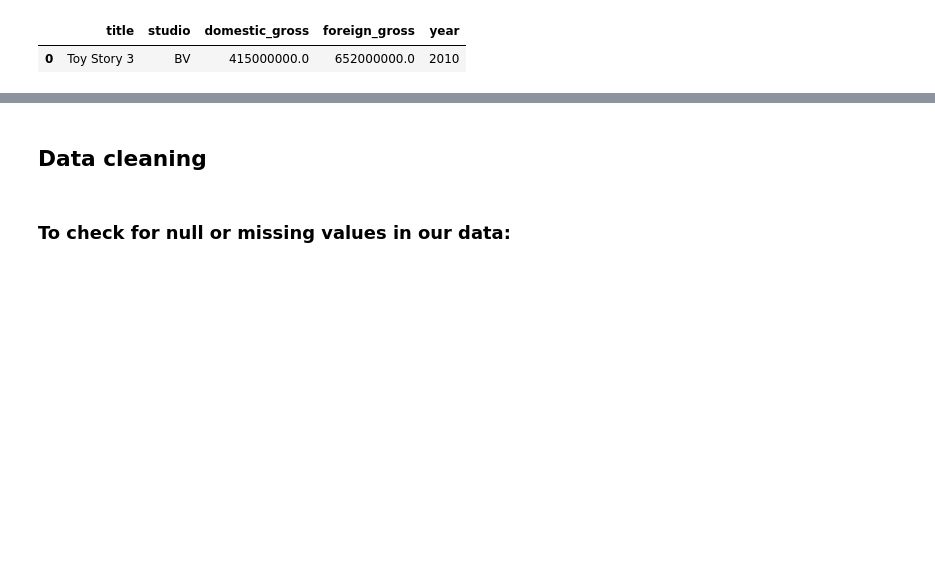
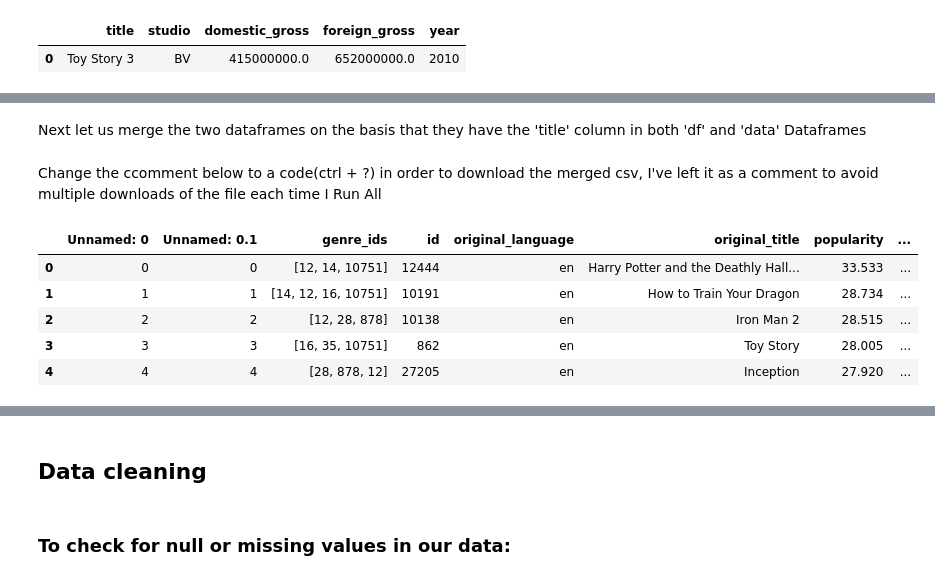
Before and after one commit to MAZSUSA/Final-Microsoft-Movies, a Jupyter notebook: index.ipynb, the cells around one changed output, grey strips where cells are left out. Cells and saved outputs as stored; diff of their text form; code cells hidden in the pictures; blank space fills up the shorter version.

```diff
--- a/index.ipynb
+++ b/index.ipynb
@@ -323,6 +290,8 @@ data.head(1)
 # %% [output]
 |  | Unnamed: 0 | genre_ids | id | original_language | original_title | popularity | release_date | title | ... |
 | 0 | 0 | [12, 14, 10751] | 12444 | en | Harry Potter and the Deathly Hall... | 33.533 | 2010-11-19 | Harry Potter and the Deathly Hall... | ... |
+# %% [markdown]
+Next let us merge the two dataframes on the basis that they have the 'title' column in both 'df' and 'data' Dataframes
 # %%
 # data.rename(columns={'original_title':'title'},inplace=True)
 # %%
@@ -333,4 +303,17 @@ merged_df = data.merge(df,on='title',how='left')
 merged_df.fillna(0,inplace=True)
+# %% [markdown]
+ Change the ccomment below to a code(ctrl + ?) in order to download the merged csv, I've left it as a comment to avoid multiple downloads of the file each time I Run All
 # %%
 # merged_df.to_csv('Merged_data.csv')
+# %%
+
+merged_df = pd.read_csv('Merged_data.csv')
+merged_df.head()
+# %% [output]
+|  | Unnamed: 0 | Unnamed: 0.1 | genre_ids | id | original_language | original_title | popularity | ... |
+| 0 | 0 | 0 | [12, 14, 10751] | 12444 | en | Harry Potter and the Deathly Hall... | 33.533 | ... |
+| 1 | 1 | 1 | [14, 12, 16, 10751] | 10191 | en | How to Train Your Dragon | 28.734 | ... |
+| 2 | 2 | 2 | [12, 28, 878] | 10138 | en | Iron Man 2 | 28.515 | ... |
+| 3 | 3 | 3 | [16, 35, 10751] | 862 | en | Toy Story | 28.005 | ... |
+| 4 | 4 | 4 | [28, 878, 12] | 27205 | en | Inception | 27.920 | ... |
 # %%
```
Also changed, not shown: parts of 7 cells of this notebook.
